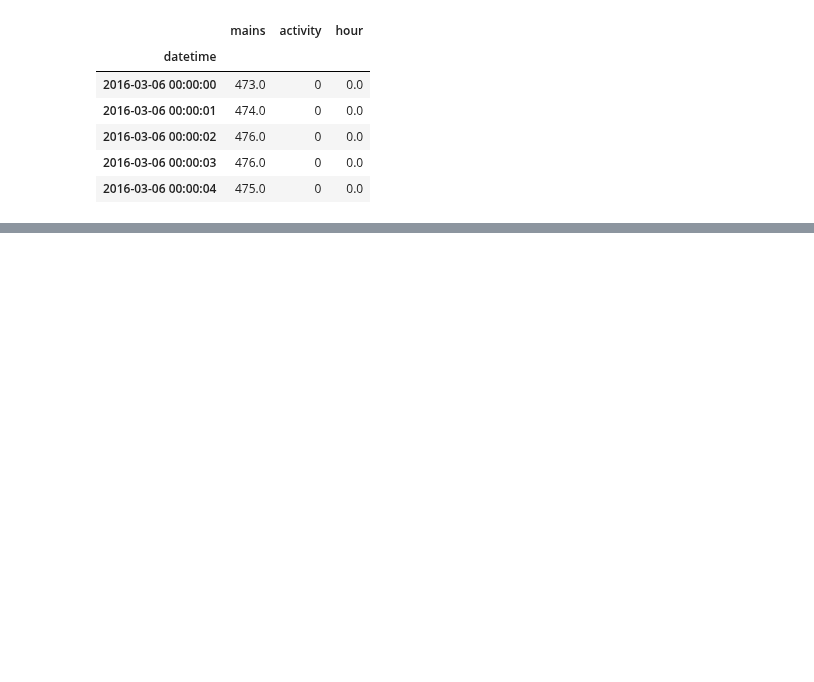
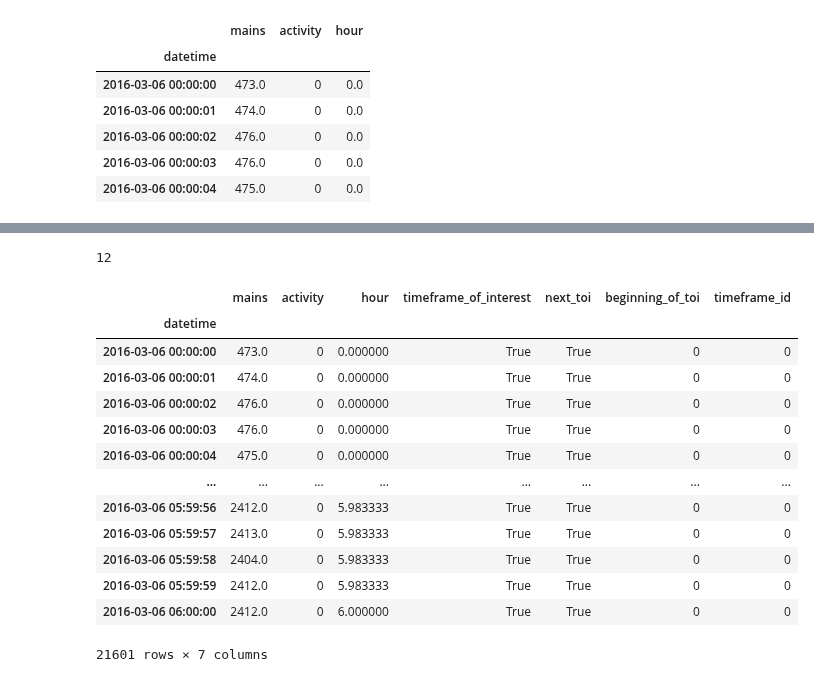
Before and after one commit to hugo-mi/Activity_Detection_From_Electrical_Consumption_Load_Curves, a Jupyter notebook: Exploratory Data Analysis/pierrick_eda.ipynb, the cells around one changed output, grey strips where cells are left out. Drawn from its saved outputs; the diff is of its cells as text; code cells hidden in the pictures; blank space fills up the shorter version.

```diff
--- a/Exploratory Data Analysis/pierrick_eda.ipynb
+++ b/Exploratory Data Analysis/pierrick_eda.ipynb
@@ -200,0 +402,2 @@ def binarizeSegmentedDf(df, threshold):
+# %%
+df_house = house1_power_blk2.copy()
@@ -200,0 +419,2 @@ def binarizeSegmentedDf(df, threshold):
+# %%
+l_res = segmentDf(df_house.iloc[:500000], timeframes, use_labels=False)
@@ -200,0 +434,21 @@ def binarizeSegmentedDf(df, threshold):
+# %%
+len(l_res)
+# %% [output]
+12
+# %%
+l_res[0]
+# %% [output]
+|  | mains | activity | hour | timeframe_of_interest | next_toi | beginning_of_toi | timeframe_id |
+| datetime |  |  |  |  |  |  |  |
+| 2016-03-06 00:00:00 | 473.0 | 0 | 0.000000 | True | True | 0 | 0 |
+| 2016-03-06 00:00:01 | 474.0 | 0 | 0.000000 | True | True | 0 | 0 |
+| 2016-03-06 00:00:02 | 476.0 | 0 | 0.000000 | True | True | 0 | 0 |
+| 2016-03-06 00:00:03 | 476.0 | 0 | 0.000000 | True | True | 0 | 0 |
+| 2016-03-06 00:00:04 | 475.0 | 0 | 0.000000 | True | True | 0 | 0 |
+| ... | ... | ... | ... | ... | ... | ... | ... |
+| 2016-03-06 05:59:56 | 2412.0 | 0 | 5.983333 | True | True | 0 | 0 |
+| 2016-03-06 05:59:57 | 2413.0 | 0 | 5.983333 | True | True | 0 | 0 |
+| 2016-03-06 05:59:58 | 2404.0 | 0 | 5.983333 | True | True | 0 | 0 |
+| 2016-03-06 05:59:59 | 2412.0 | 0 | 5.983333 | True | True | 0 | 0 |
+| 2016-03-06 06:00:00 | 2412.0 | 0 | 6.000000 | True | True | 0 | 0 |
+21601 rows × 7 columns
```
Also changed, not shown: parts of 28 cells of this notebook.
